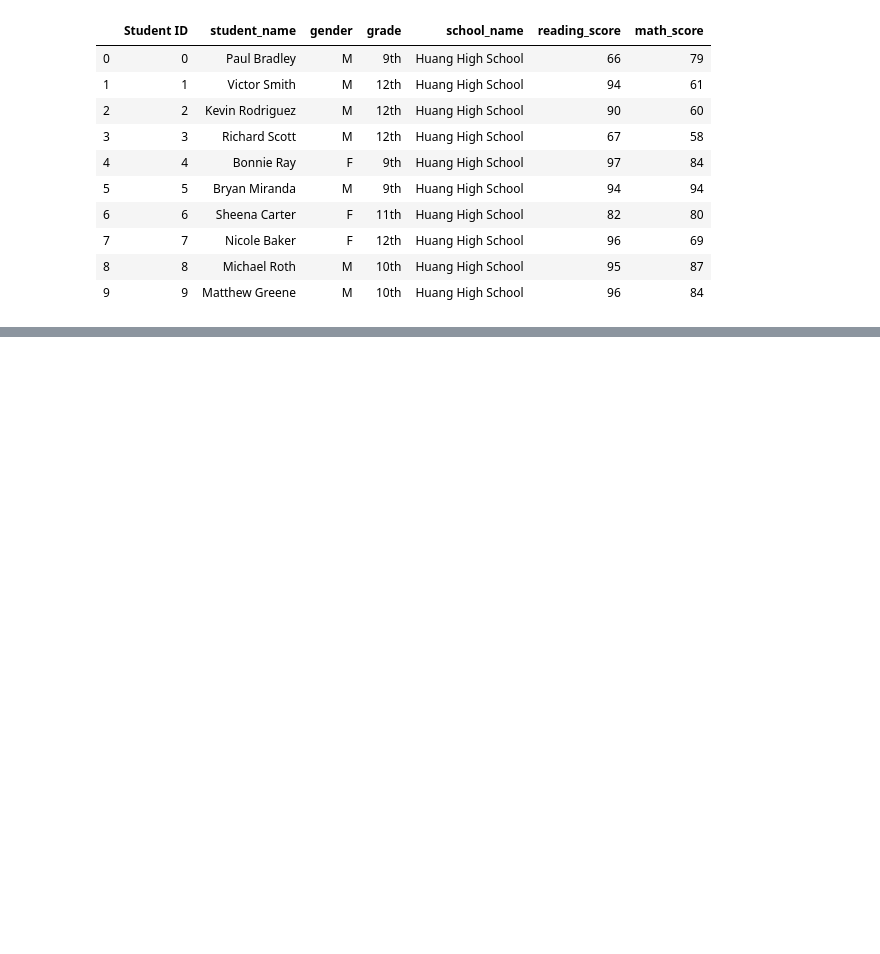
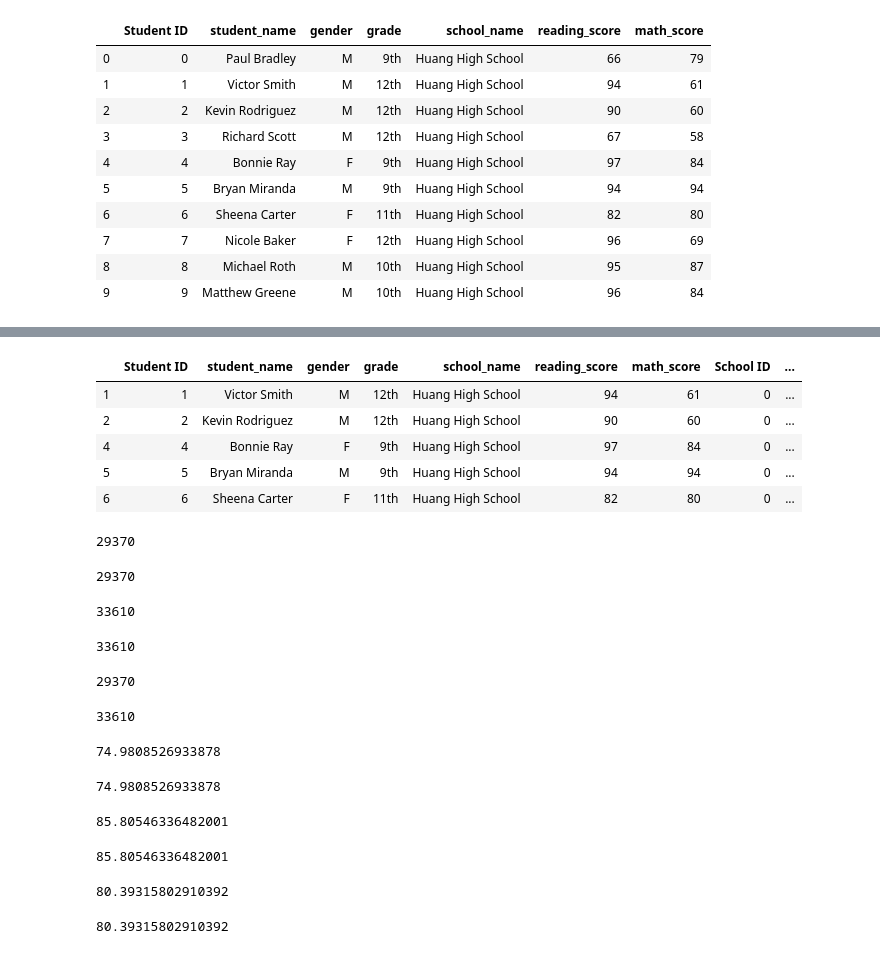
Before and after one commit to CLAMONT73/School_District_Analysis, a Jupyter notebook: PyCitySchools.ipynb, the cells around one changed output, grey strips where cells are left out. Drawn from its saved outputs; the diff is of its cells as text; code cells hidden in the pictures; blank space fills up the shorter version.

```diff
--- a/PyCitySchools.ipynb
+++ b/PyCitySchools.ipynb
@@ -308,0 +474,79 @@ student_data_df.head(10)
+# %%
+# Get all the students passing reading into a new DataFrame.
+passing_reading = school_data_complete_df[school_data_complete_df["reading_score"] >= 70]
+passing_reading.head()
+# %% [output]
+|  | Student ID | student_name | gender | grade | school_name | reading_score | math_score | School ID | ... |
+| 1 | 1 | Victor Smith | M | 12th | Huang High School | 94 | 61 | 0 | ... |
+| 2 | 2 | Kevin Rodriguez | M | 12th | Huang High School | 90 | 60 | 0 | ... |
+| 4 | 4 | Bonnie Ray | F | 9th | Huang High School | 97 | 84 | 0 | ... |
+| 5 | 5 | Bryan Miranda | M | 9th | Huang High School | 94 | 94 | 0 | ... |
+| 6 | 6 | Sheena Carter | F | 11th | Huang High School | 82 | 80 | 0 | ... |
+# %%
+# Find count of students who passed math.
+
+passing_math["student_name"].count()
+# %% [output]
+29370
+# %%
+# The len method worked but it was marked wrong in Question 1 in section 4.7.6.
+
+len(passing_math)
+# %% [output]
+29370
+# %%
+# Find count of students who passed reading.
+
+passing_reading["student_name"].count()
+# %% [output]
+33610
+# %%
+len(passing_reading)
+# %% [output]
+33610
+# %%
+# Create variable for student count who passed math (not called for anywhere on prior lessons).
+
+passing_math_count = passing_math["student_name"].count()
+passing_math_count
+# %% [output]
+29370
+# %%
+# Create variable for student count who passed reading (not called for anywhere on prior lessons).
+
+passing_reading_count = passing_reading["student_name"].count()
+passing_reading_count
+# %% [output]
+33610
+# %%
+# Calculate percentage of students who passed math.
+
+passing_math_percentage = passing_math_count / float(student_count) * 100
+passing_math_percentage
+# %% [output]
+74.9808526933878
+# %%
+print(passing_math_percentage)
+# %% [output]
+74.9808526933878
+# %%
+# Calculate percentage of students who passed reading.
+passing_reading_percentage = passing_reading_count / float(student_count) * 100
+passing_reading_percentage
+# %% [output]
+85.80546336482001
+# %%
+print(passing_reading_percentage)
+# %% [output]
+85.80546336482001
+# %%
+# Calculate overall passing percentage: Students who passed both math and reading.
+
+overall_passing_percentage = (passing_math_percentage + passing_reading_percentage) / 2
+overall_passing_percentage
+# %% [output]
+80.39315802910392
+# %%
+print(overall_passing_percentage)
+# %% [output]
+80.39315802910392
```
Also changed, not shown: parts of 48 cells of this notebook.
